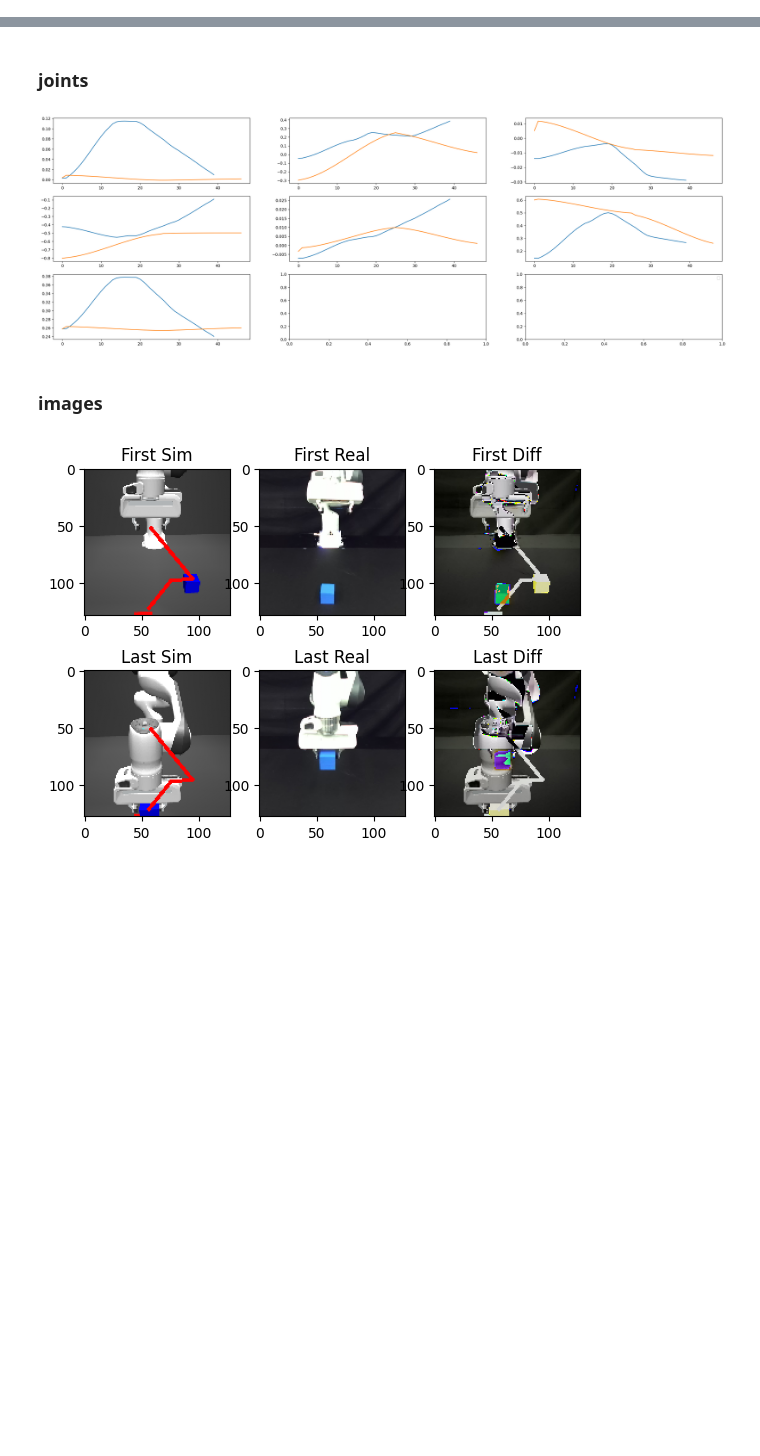
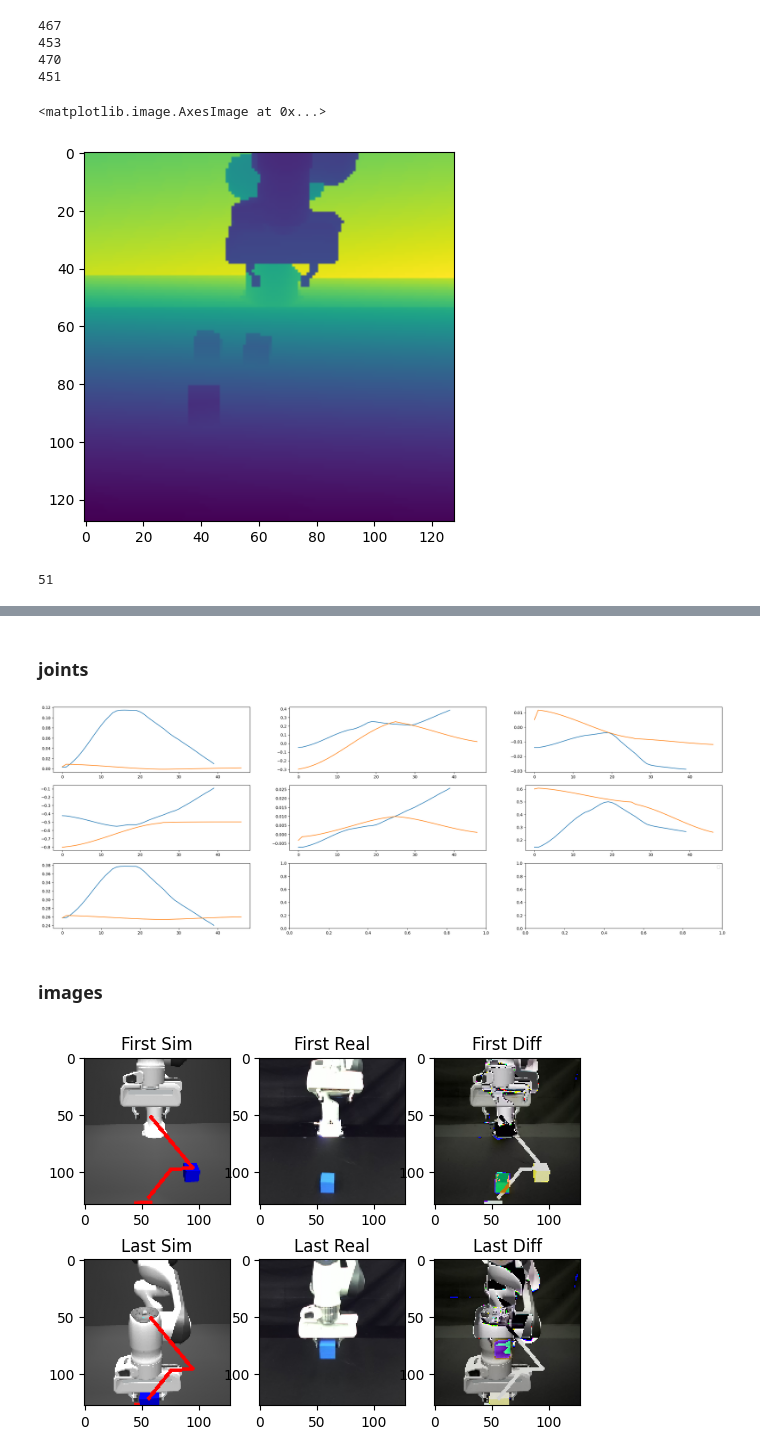
Before and after one commit to peek-robot/threedda, a Jupyter notebook: notebooks/load_data.ipynb, the cells around one changed output, grey strips where cells are left out. Drawn from its saved outputs; the diff is of its cells as text; code cells hidden in the pictures; blank space fills up the shorter version.

```diff
--- a/notebooks/load_data.ipynb
+++ b/notebooks/load_data.ipynb
@@ -10,3 +104,36 @@ data_real = f_real["data"]["demo_0"]
+# %%
+
+import h5py
+
+file_paths = [
+    "/home/memmelma/Projects/tool_use/data/PnP/trajs_1000_s2r_0_0.hdf5",
+    "/home/memmelma/Projects/tool_use/data/PnP/trajs_1000_s2r_0_1.hdf5",
+    "/home/memmelma/Projects/tool_use/data/PnP/trajs_1000_s2r_0_2.hdf5",
+    "/home/memmelma/Projects/tool_use/data/PnP/trajs_2000_s2r_0_3.hdf5",
+]
+
+for file_path in file_paths:
+    try:
+        f_sim = h5py.File(file_path, "r", swmr=True)
+        data_sim = f_sim["data"]
+        print(len(data_sim.keys()))
+    except:
+        print(f"No data for {i}")
+# %% [output]
+467
+453
+470
+451
+# %%
+import matplotlib.pyplot as plt
+plt.imshow(data_sim["obs"]["depth"][0])
+# %% [output]
+<matplotlib.image.AxesImage at 0x...>
+[figure, added]
+# %%
+data_sim.attrs["num_samples"]
+# %% [output]
+51
 # %%
 from PIL import Image
 import numpy as np
```
Also changed, not shown: parts of 14 cells of this notebook, 4 other files.
